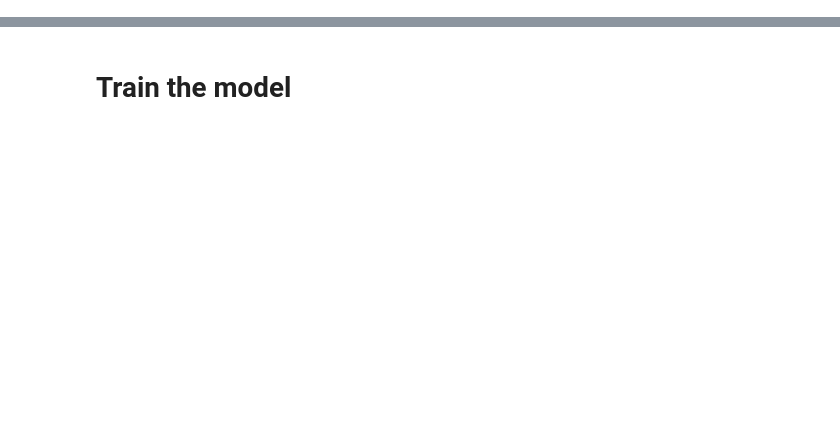
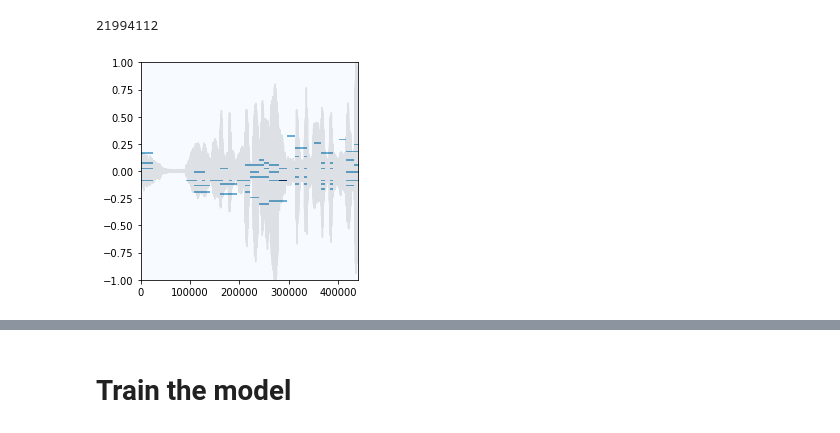
Before and after one commit to gszep/sound-detection, a Jupyter notebook: musicnet_functional.ipynb, the cells around one changed output, grey strips where cells are left out. Saved outputs shown, nothing was run; the diff lists cells and outputs as text; code cells hidden in the pictures; blank space fills up the shorter version.

Commit message:
parsing out labels

```diff
--- a/musicnet_functional.ipynb
+++ b/musicnet_functional.ipynb
@@ -43,0 +39,21 @@ test_set = musicnet.MusicNet(root=root, train=False, window=window, epoch_size=5
+# %%
+data = musicnet.MusicNet(dataset='test')
+with data :
+    for id in data.ids:
+        size = len(data.records[id][0])
+
+        print '###############################',id
+        y = np.zeros((size,128,11),dtype=np.int8)
+
+        for t in xrange(size):
+            print t,'.'
+
+            for label in data.labeltree[id][t]:
+                inst,note,_,_,_ = label.data
+
+                if inst != 0:
+                    label_index = list(data.labels==inst).index(True)
+                    y[t,note,label_index] = 1
+
+        print '\n'
+        np.save(os.path.join(data.labels_path,str(id)),y)
@@ -43,0 +79,4 @@ test_set = musicnet.MusicNet(root=root, train=False, window=window, epoch_size=5
+# %%
+size
+# %% [output]
+21994112
@@ -43,0 +85,14 @@ test_set = musicnet.MusicNet(root=root, train=False, window=window, epoch_size=5
+# %%
+with data:
+
+    X,Y = data[1]
+    plt.plot(X/amax(X),'k',alpha=0.1)
+
+    pitch = sum(Y,axis=-1)
+    imshow(pitch.T,
+           aspect=pitch.shape[0]/2,
+           origin='bottom',
+           extent=(0,pitch.shape[0],-1,1),
+           cmap='Blues')
+# %% [output]
+[figure, added]
```
Also changed, not shown: parts of 8 cells of this notebook, 7 other files.
